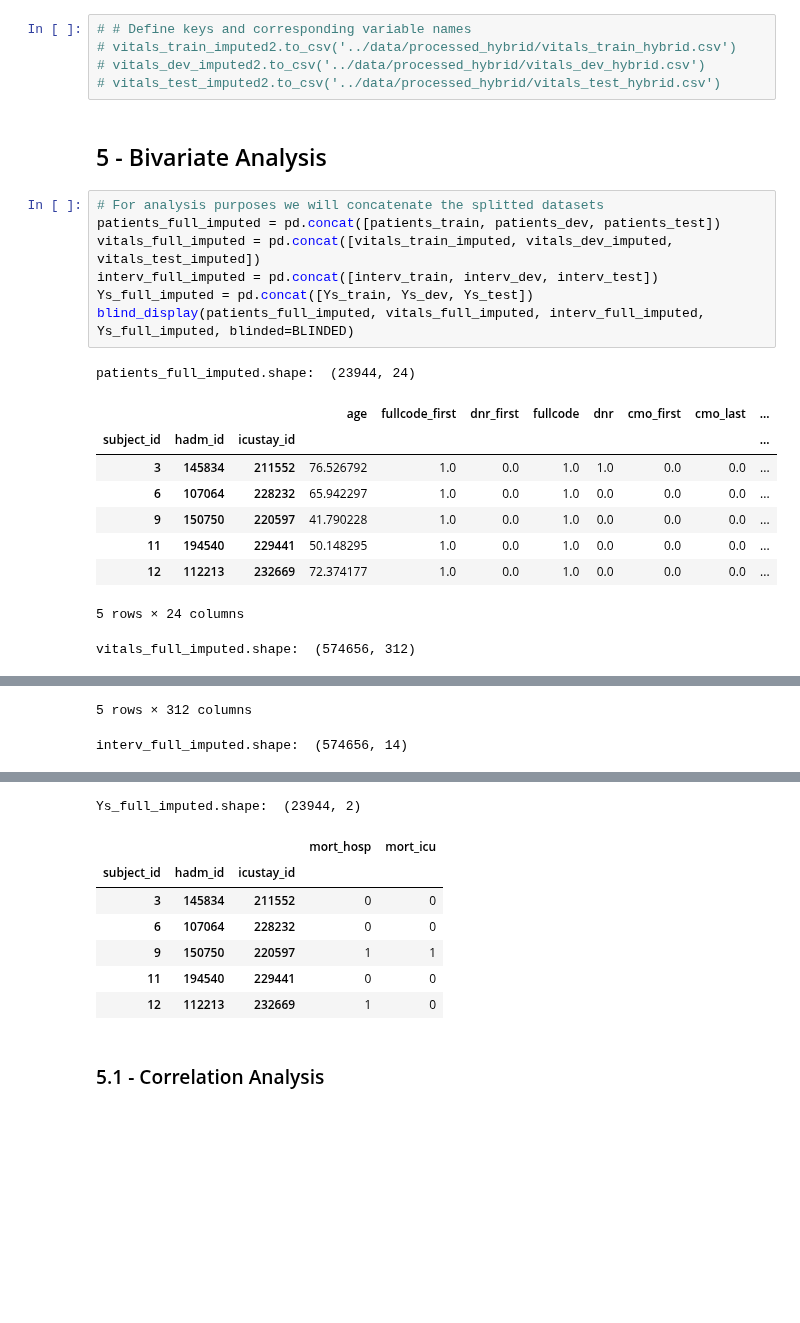
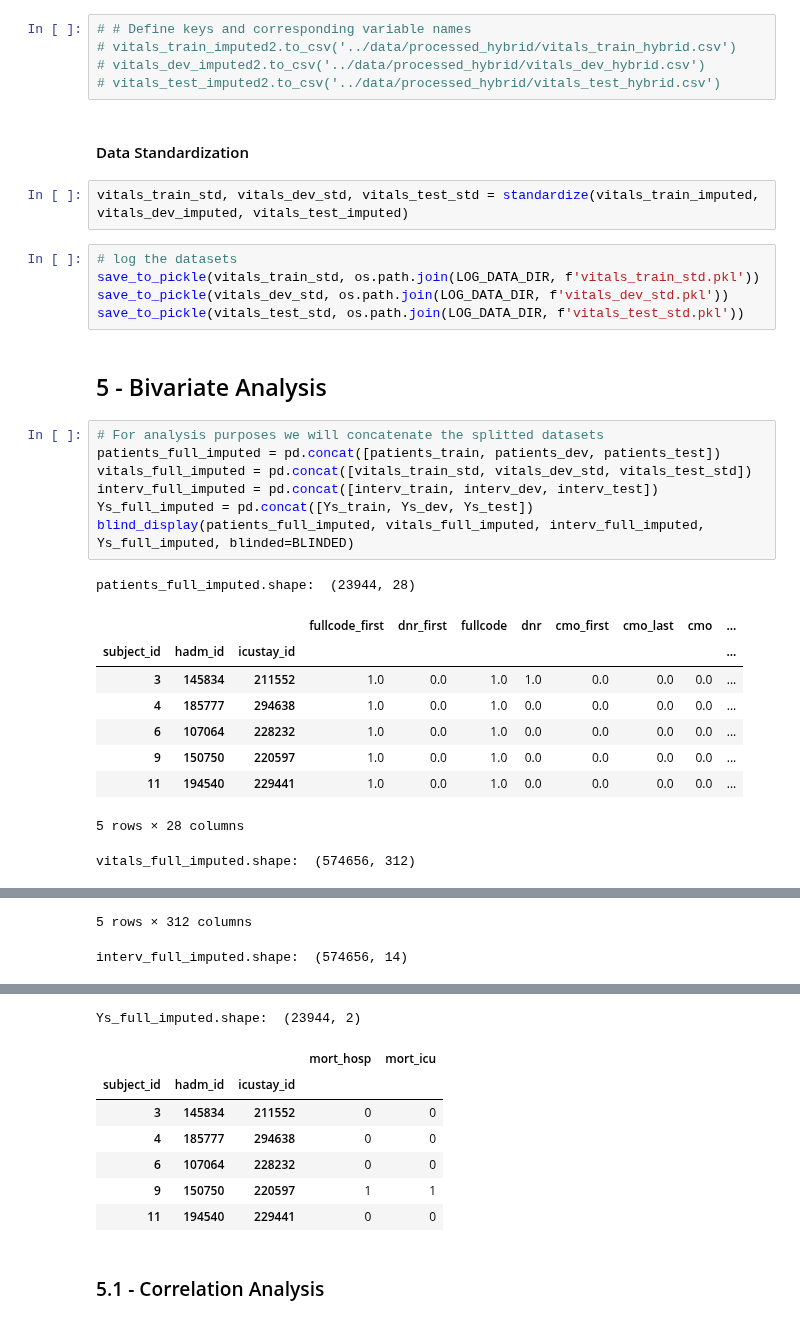
Before and after one commit to drama-404/FuzzyMedNet, a Jupyter notebook: notebooks/EDA.ipynb, the cells around one changed output, grey strips where cells are left out. Drawn from its saved outputs; the diff is of its cells as text; blank space fills up the shorter version.

```diff
--- a/notebooks/EDA.ipynb
+++ b/notebooks/EDA.ipynb
@@ -573,24 +596,33 @@ Wall time: 5min 59s
 # vitals_train_imputed2.to_csv('../data/processed_hybrid/vitals_train_hybrid.csv')
 # vitals_dev_imputed2.to_csv('../data/processed_hybrid/vitals_dev_hybrid.csv')
 # vitals_test_imputed2.to_csv('../data/processed_hybrid/vitals_test_hybrid.csv')
+# %% [markdown]
+#### Data Standardization
+# %%
+vitals_train_std, vitals_dev_std, vitals_test_std = standardize(vitals_train_imputed, vitals_dev_imputed, vitals_test_imputed)
+# %%
+# log the datasets
+save_to_pickle(vitals_train_std, os.path.join(LOG_DATA_DIR, f'vitals_train_std.pkl'))
+save_to_pickle(vitals_dev_std, os.path.join(LOG_DATA_DIR, f'vitals_dev_std.pkl'))
+save_to_pickle(vitals_test_std, os.path.join(LOG_DATA_DIR, f'vitals_test_std.pkl'))
 # %% [markdown]
 <a name='5'></a>
 ## 5 - Bivariate Analysis
 # %%
 # For analysis purposes we will concatenate the splitted datasets
 patients_full_imputed = pd.concat([patients_train, patients_dev, patients_test])
-vitals_full_imputed = pd.concat([vitals_train_imputed, vitals_dev_imputed, vitals_test_imputed])
+vitals_full_imputed = pd.concat([vitals_train_std, vitals_dev_std, vitals_test_std])
 interv_full_imputed = pd.concat([interv_train, interv_dev, interv_test])
 Ys_full_imputed = pd.concat([Ys_train, Ys_dev, Ys_test])
 blind_display(patients_full_imputed, vitals_full_imputed, interv_full_imputed, Ys_full_imputed, blinded=BLINDED)
 # %% [output]
-patients_full_imputed.shape:  (23944, 24)
+patients_full_imputed.shape:  (23944, 28)
-|  |  |  | age | fullcode_first | dnr_first | fullcode | dnr | cmo_first | cmo_last | ... |
+|  |  |  | fullcode_first | dnr_first | fullcode | dnr | cmo_first | cmo_last | cmo | ... |
 | subject_id | hadm_id | icustay_id |  |  |  |  |  |  |  | ... |
-| 3 | 145834 | 211552 | 76.526792 | 1.0 | 0.0 | 1.0 | 1.0 | 0.0 | 0.0 | ... |
-| 6 | 107064 | 228232 | 65.942297 | 1.0 | 0.0 | 1.0 | 0.0 | 0.0 | 0.0 | ... |
-| 9 | 150750 | 220597 | 41.790228 | 1.0 | 0.0 | 1.0 | 0.0 | 0.0 | 0.0 | ... |
-| 11 | 194540 | 229441 | 50.148295 | 1.0 | 0.0 | 1.0 | 0.0 | 0.0 | 0.0 | ... |
-| 12 | 112213 | 232669 | 72.374177 | 1.0 | 0.0 | 1.0 | 0.0 | 0.0 | 0.0 | ... |
+| 3 | 145834 | 211552 | 1.0 | 0.0 | 1.0 | 1.0 | 0.0 | 0.0 | 0.0 | ... |
+| 4 | 185777 | 294638 | 1.0 | 0.0 | 1.0 | 0.0 | 0.0 | 0.0 | 0.0 | ... |
+| 6 | 107064 | 228232 | 1.0 | 0.0 | 1.0 | 0.0 | 0.0 | 0.0 | 0.0 | ... |
+| 9 | 150750 | 220597 | 1.0 | 0.0 | 1.0 | 0.0 | 0.0 | 0.0 | 0.0 | ... |
+| 11 | 194540 | 229441 | 1.0 | 0.0 | 1.0 | 0.0 | 0.0 | 0.0 | 0.0 | ... |
-5 rows × 24 columns
+5 rows × 28 columns
 vitals_full_imputed.shape:  (574656, 312)
@@ -615,10 +646,10 @@ Ys_full_imputed.shape:  (23944, 2)
 |  |  |  | mort_hosp | mort_icu |
 | subject_id | hadm_id | icustay_id |  |  |
 | 3 | 145834 | 211552 | 0 | 0 |
+| 4 | 185777 | 294638 | 0 | 0 |
 | 6 | 107064 | 228232 | 0 | 0 |
 | 9 | 150750 | 220597 | 1 | 1 |
 | 11 | 194540 | 229441 | 0 | 0 |
-| 12 | 112213 | 232669 | 1 | 0 |
 # %% [markdown]
 <a name='5-1'></a>
 ### 5.1 - Correlation Analysis
```
Also changed, not shown: parts of 26 cells of this notebook, 6 other files.
